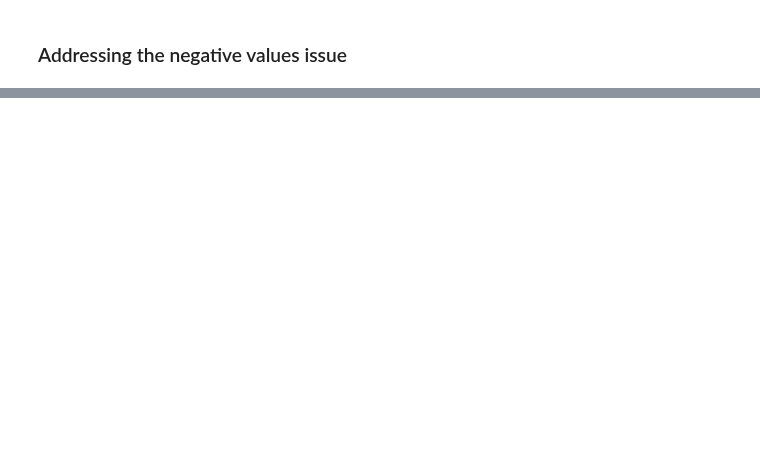
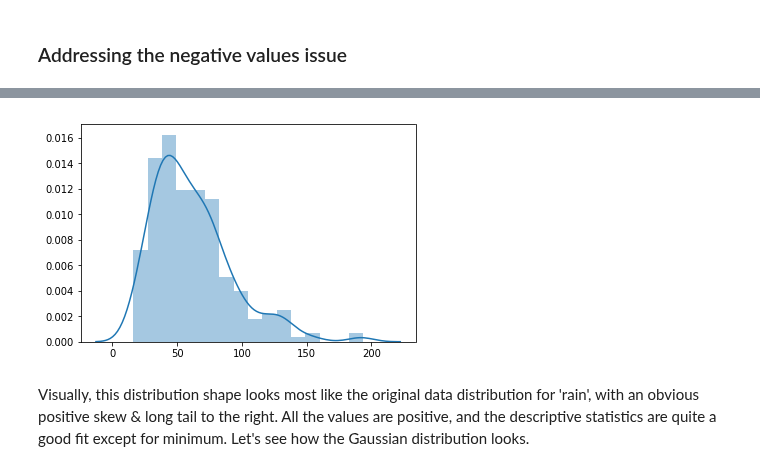
Before and after one commit to Aqua5lad/PDA-Dec-Project, a Jupyter notebook: PDA Project Dec 2018.ipynb, the cells around one changed output, grey strips where cells are left out. Cells and saved outputs as stored; diff of their text form; code cells hidden in the pictures; blank space fills up the shorter version.

Commit message:
LogNormal & Gaussian rain

```diff
--- a/PDA Project Dec 2018.ipynb
+++ b/PDA Project Dec 2018.ipynb
@@ -495,0 +475,5 @@ cols
+# %%
+lrain = np.random.lognormal(mean=4, sigma=.5, size=250)
+# convert the data array to a dataframe:
+lrain = pd.DataFrame(np.array(lrain))
+lrain.describe()
@@ -495,0 +490,6 @@ cols
+# %%
+sns.distplot(lrain);
+# %% [output]
+[figure, added]
+# %% [markdown]
+Visually, this distribution shape looks most like the original data distribution for 'rain', with an obvious positive skew & long tail to the right. All the values are positive, and the descriptive statistics are quite a good fit except for minimum. Let's see how the Gaussian distribution looks.
```
Also changed, not shown: parts of 16 cells of this notebook.
